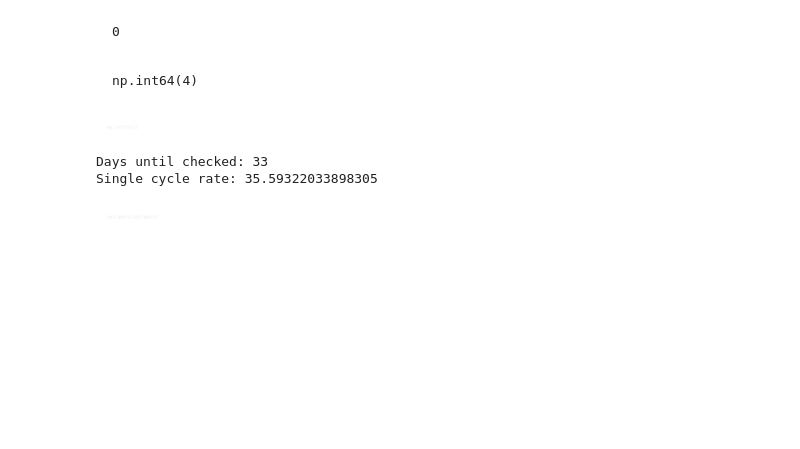
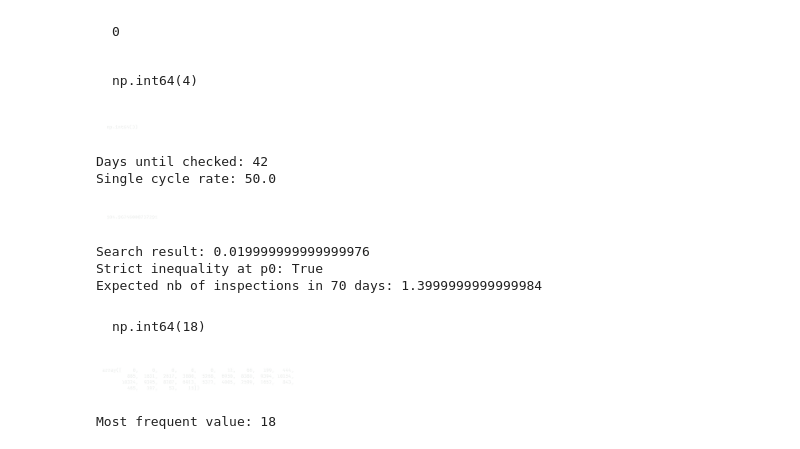
Before and after one commit to OutSquareCapital/unige-numerical-methods, a Jupyter notebook: __marimo__/assignment_4.ipynb, the cells around one changed output. Cells and saved outputs as stored; diff of their text form; code cells hidden in the pictures; blank space fills up the shorter version.

```diff
--- a/__marimo__/assignment_4.ipynb
+++ b/__marimo__/assignment_4.ipynb
@@ -72,11 +74,11 @@ def _single_cycle_rate(days: int) -> float:
     return FINE_AMOUNT * WORKING_DAYS_PER_MONTH / days
 
 d = days_until_checked()
-print(f"Days until checked: {days_until_checked()}")
+print(f"Days until checked: {d}")
 print(f"Single cycle rate: {_single_cycle_rate(d)}")
 # %% [output]
-Days until checked: 33
-Single cycle rate: 35.59322033898305
+Days until checked: 42
+Single cycle rate: 50.0
 # %%
 # NOTE: I struggled a lot to understand some of the instructions phrases exact meaning trough the exercises.
 # Notably `Call the function m = 10**4 times in a for loop`. I tought we were referencing a function named `m`, not the precedent function.
@@ -107,2 +117,71 @@ long_run_monthly_fine()
 # %% [output]
 [figure]
+# %%
+def long_run_with_monthly_pass_cost(pass_cost: int = 45) -> None:
+    """Exercise `1.7`."""
+    start = INSPECTION_PROB
+    p0: float | None = None
+    t_limit = _theoretical_limit(pass_cost)
+    while True:
+        val = 2100 / means_of_days_until_checked(start, NB_CALLS)
+        if val < pass_cost:
+            p0 = start
+            break
+        start -= 0.002
+    match p0:
+        case None:
+            print("No probability found")
+        case search_result:
+            print(f"Search result: {search_result}")
+            print(f"Strict inequality at p0: {search_result < t_limit}")
+            print(
+                f"Expected nb of inspections in {DAYS_NB} days: {search_result * DAYS_NB}"
+            )
+
+def _theoretical_limit(pass_cost: int) -> float:
+    return pass_cost / (FINE_AMOUNT * WORKING_DAYS_PER_MONTH)
+
+long_run_with_monthly_pass_cost()
+# %% [output]
+Search result: 0.019999999999999976
+Strict inequality at p0: True
+Expected nb of inspections in 70 days: 1.3999999999999984
+# %%
+_DICE_FN = partial(np.random.default_rng(SEED).integers, 1, 7)
+
+def dice(size: int | tuple[int, ...] | None = None) -> NDArray[np.int_]:
+    match size:
+        case None:
+            return _DICE_FN(5)
+        case _:
+            return _DICE_FN(size=size)
+
+# Exercise `2.1`
+dice().sum()
+# %% [output]
+np.int64(18)
+# %%
+# Exercise `2.2`
+S = dice((5, 100_000)).sum(axis=0)
+
+score_counts = np.bincount(S)
+score_counts
+# %% [output]
+[figure, added]
+# %%
+# Exercise `2.3`
+most_frequents = np.asarray(score_counts == score_counts.max()).nonzero()[
+    0
+]
+match len(most_frequents):
+    case 0:
+        raise ValueError("No max value found")
+    case 1:
+        print(f"Most frequent value: {most_frequents[0]}")
+    case _:
+        print(f"Most frequent values (ties): {most_frequents}")
+
+# A single dice roll has an expected value of 3.5, so the expected value of the sum of 5 dice rolls is 17.5.
+# This is close with the empirical mode we found: re-running the cell will either give 17 or 18.
+# %% [output]
+Most frequent value: 18
```
Also changed, not shown: parts of 6 cells of this notebook, 1 other file.
